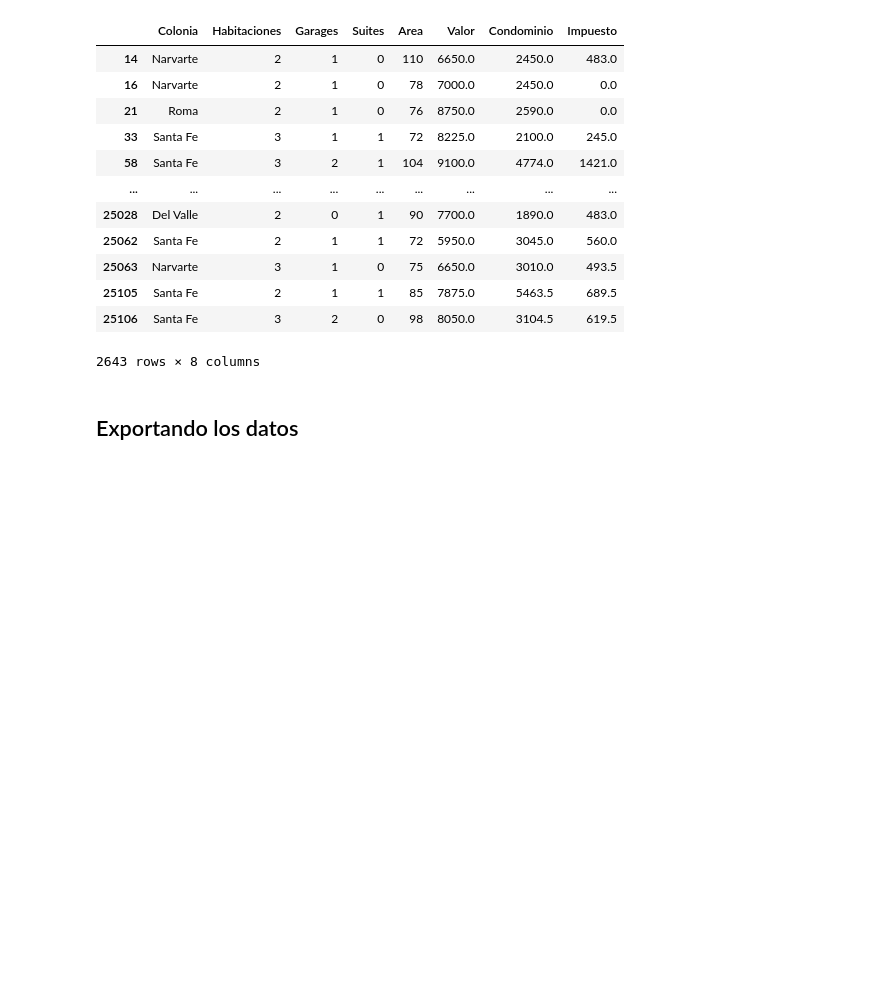
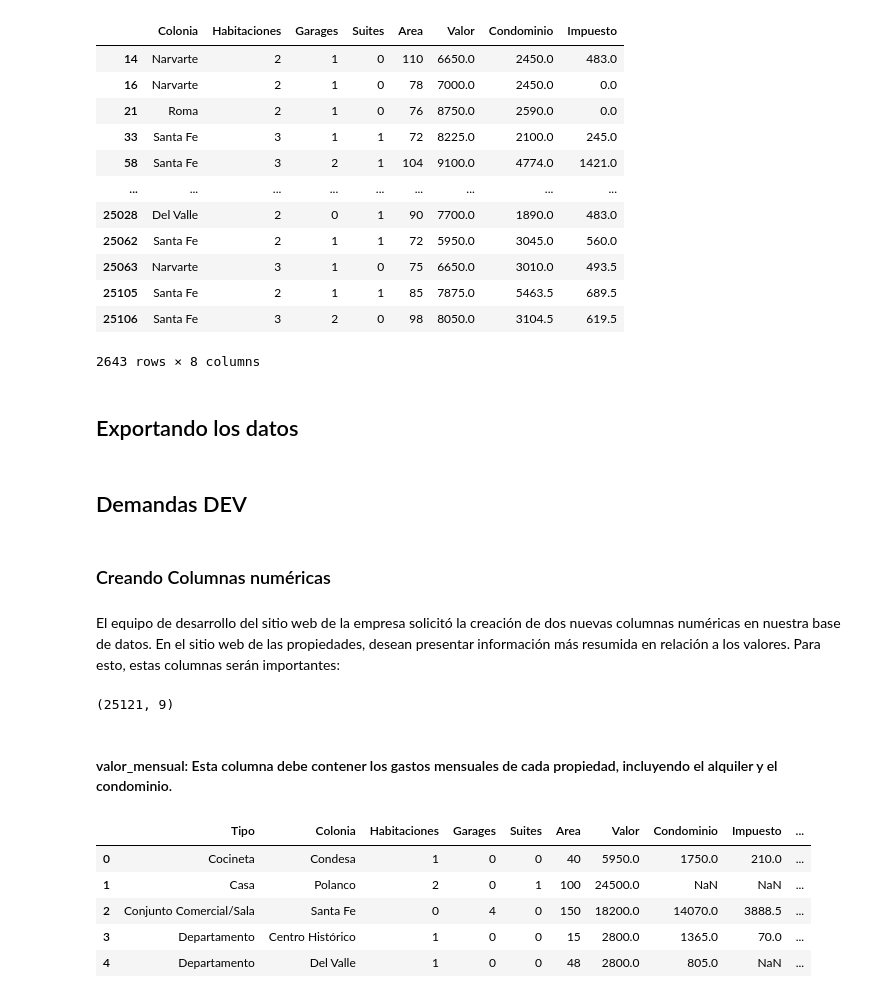
Before and after one commit to aylenfv/ETL-conociendo-pandas, a Jupyter notebook: inmuebles_cdmx.ipynb, the cells around one changed output. Cells and saved outputs as stored; diff of their text form; code cells hidden in the pictures; blank space fills up the shorter version.

Commit message:
Demanda DEV: creación de columnas numéricas valor_mensual y valor_anual

```diff
--- a/inmuebles_cdmx.ipynb
+++ b/inmuebles_cdmx.ipynb
@@ -858,3 +858,26 @@ df.to_csv('inmuebles_ml.csv', index=False,sep=';')
 # %%
 df1.to_csv('inmuebles_ml_filtro1.csv', index=False,sep=';')
 df2.to_csv('inmuebles_ml_filtro2.csv', index=False,sep=';')
+# %% [markdown]
+## Demandas DEV
+# %% [markdown]
+### Creando Columnas numéricas
+# %% [markdown]
+El equipo de desarrollo del sitio web de la empresa solicitó la creación de dos nuevas columnas numéricas en nuestra base de datos. En el sitio web de las propiedades, desean presentar información más resumida en relación a los valores. Para esto, estas columnas serán importantes:
+# %%
+datos = pd.read_csv(url, sep=";")
+datos.shape
+# %% [output]
+(25121, 9)
+# %% [markdown]
+#### valor_mensual: Esta columna debe contener los gastos mensuales de cada propiedad, incluyendo el alquiler y el condominio.
+# %%
+datos['valor_mensual'] = datos['Valor'] + datos['Condominio']
+datos.head()
+# %% [output]
+|  | Tipo | Colonia | Habitaciones | Garages | Suites | Area | Valor | Condominio | Impuesto | ... |
+| 0 | Cocineta | Condesa | 1 | 0 | 0 | 40 | 5950.0 | 1750.0 | 210.0 | ... |
+| 1 | Casa | Polanco | 2 | 0 | 1 | 100 | 24500.0 | NaN | NaN | ... |
+| 2 | Conjunto Comercial/Sala | Santa Fe | 0 | 4 | 0 | 150 | 18200.0 | 14070.0 | 3888.5 | ... |
+| 3 | Departamento | Centro Histórico | 1 | 0 | 0 | 15 | 2800.0 | 1365.0 | 70.0 | ... |
+| 4 | Departamento | Del Valle | 1 | 0 | 0 | 48 | 2800.0 | 805.0 | NaN | ... |
```
Also changed, not shown: parts of 5 cells of this notebook.
